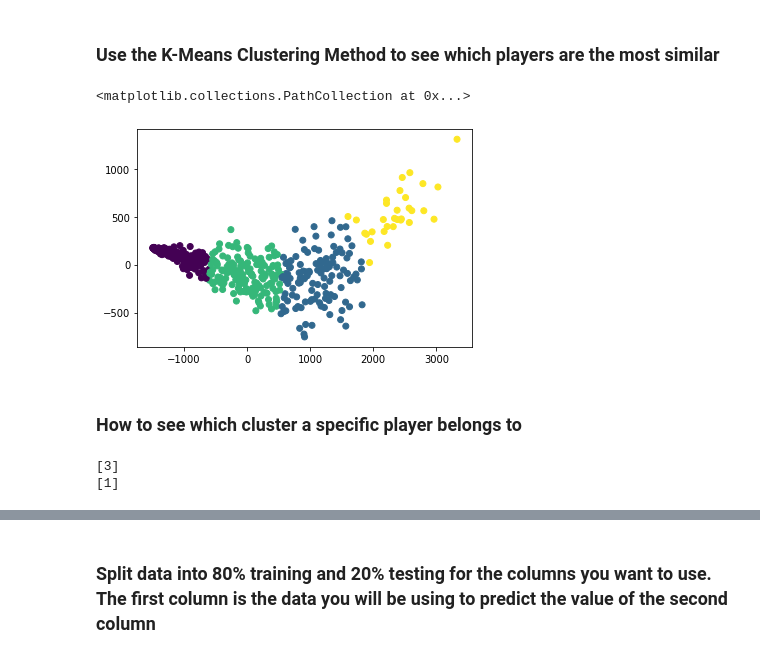
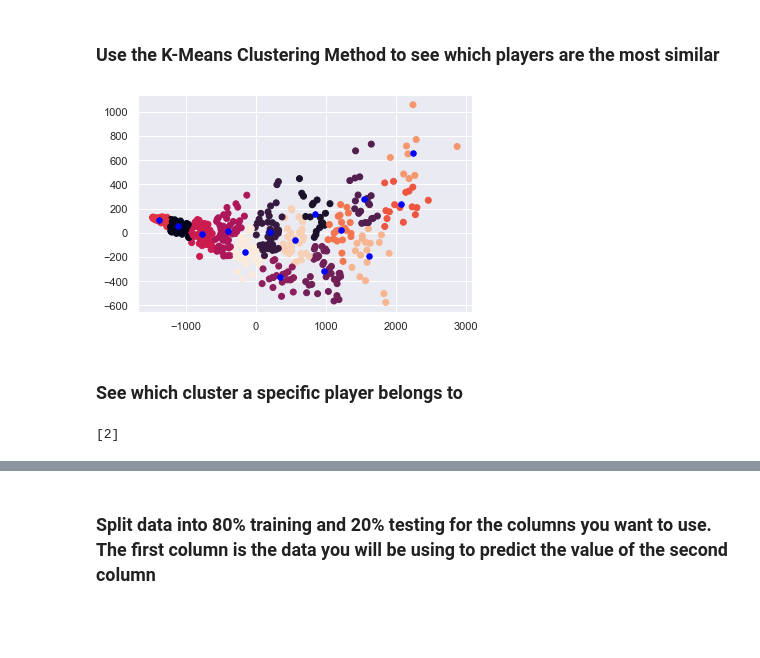
Before and after one commit to a21shah/NBA_Clustering, a Jupyter notebook: nba_ml.ipynb, the cells around one changed output, grey strips where cells are left out. Saved outputs shown, nothing was run; the diff lists cells and outputs as text; code cells hidden in the pictures; blank space fills up the shorter version.

```diff
--- a/nba_ml.ipynb
+++ b/nba_ml.ipynb
@@ -167,31 +194,15 @@ sns.heatmap(correlation, annot=True)
 # %% [markdown]
 ### Use the K-Means Clustering Method to see which players are the most similar
-# %%
-model = KMeans(n_clusters=4, random_state=1)
-columns_with_data = season_data._get_numeric_data().dropna(axis=1)
-model.fit(columns_with_data)
-data_labels = model.labels_
-
-nba_pca = PCA(2)
-plot_columns = nba_pca.fit_transform(columns_with_data) #
-plt.scatter(x=plot_columns[:,0], y=plot_columns[:,1], c=data_labels)
-# %% [output]
-<matplotlib.collections.PathCollection at 0x...>
-[figure, removed]
+# %%
+kmeans_model = generate_kmeans_model(season_data, 15)
+labels = get_kmeans_cluster_labels(kmeans_model)
+plot_PCA_with_clusters(season_data, labels, kmeans_model)
+# %% [output]
+[figure, added]
 # %% [markdown]
-### How to see which cluster a specific player belongs to
+### See which cluster a specific player belongs to
-# %%
-player_one = columns_with_data.loc[season_data['Player'] == 'Stephen Curry',:]
-player_two = columns_with_data.loc[season_data['Player'] == 'Kyle Lowry',:]
-
-player_one_list = player_one.values.tolist()
-player_two_list = player_two.values.tolist()
-
-player_one_label = model.predict(player_one_list)
-player_two_label = model.predict(player_two_list)
-
-print(player_one_label)
-print(player_two_label)
-# %% [output]
-[3]
-[1]
+# %%
+player_one_label = get_player_label(season_data, 'LeBron James', kmeans_model)
+print(player_one_label)
+# %% [output]
+[2]
```
Also changed, not shown: parts of 10 cells of this notebook.
